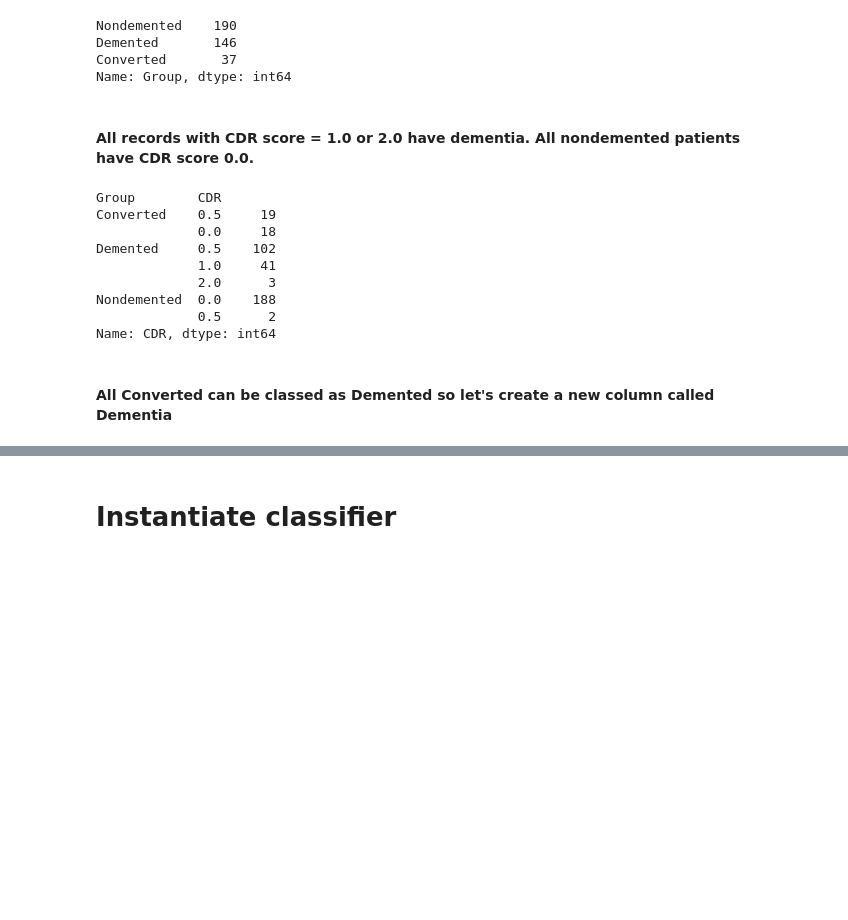
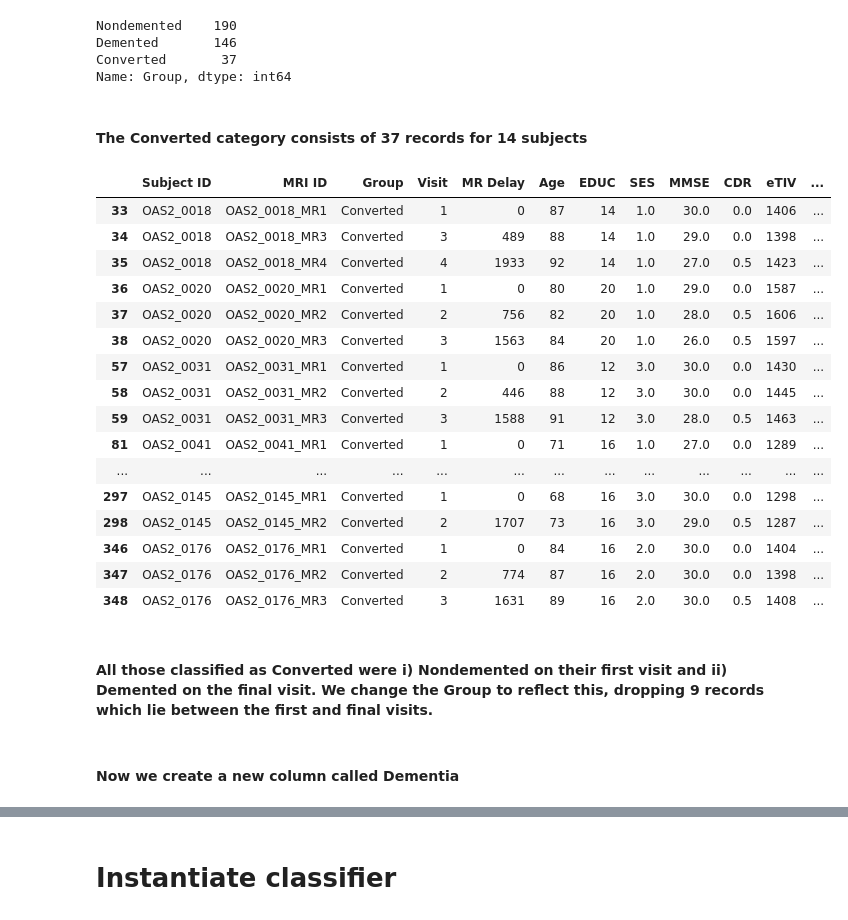
Before and after one commit to get-heard/dementia, a Jupyter notebook: predicting-dementia-with-xgboost.ipynb, the cells around one changed output, grey strips where cells are left out. Saved outputs shown, nothing was run; the diff lists cells and outputs as text; code cells hidden in the pictures; blank space fills up the shorter version.

```diff
--- a/predicting-dementia-with-xgboost.ipynb
+++ b/predicting-dementia-with-xgboost.ipynb
@@ -74,15 +74,3 @@ df = df.fillna(df.mean())
-# %%
-list = df['Subject ID']
-newlist = []
-for number in range (len(df)):
-    newlist.append(list[number][-3:])
-df['Subject ID'] = newlist
-# %%
-list1 = df['MRI ID']
-newlist1 = []
-for number in range (len(df)):
-    newlist1.append(list1[number][-1:])
-df['MRI ID'] = newlist1
 # %% [markdown]
 #### Replace M/F columns with Male
 # %%
@@ -124,17 +103,27 @@ Nondemented    190
 Demented       146
 Converted       37
 Name: Group, dtype: int64
-# %% [markdown]
-#### All records with CDR score = 1.0 or 2.0 have dementia. All nondemented patients have CDR score 0.0.
-# %%
-df.groupby('Group')['CDR'].value_counts()
-# %% [output]
-Group        CDR
-Converted    0.5     19
-             0.0     18
-Demented     0.5    102
-             1.0     41
-             2.0      3
-Nondemented  0.0    188
-             0.5      2
-Name: CDR, dtype: int64
+# %% [markdown]
+#### The Converted category consists of 37 records for 14 subjects
+# %%
+df.loc[df.Group == 'Converted']
+# %% [output]
+|  | Subject ID | MRI ID | Group | Visit | MR Delay | Age | EDUC | SES | MMSE | CDR | eTIV | ... |
+| 33 | OAS2_0018 | OAS2_0018_MR1 | Converted | 1 | 0 | 87 | 14 | 1.0 | 30.0 | 0.0 | 1406 | ... |
+| 34 | OAS2_0018 | OAS2_0018_MR3 | Converted | 3 | 489 | 88 | 14 | 1.0 | 29.0 | 0.0 | 1398 | ... |
+| 35 | OAS2_0018 | OAS2_0018_MR4 | Converted | 4 | 1933 | 92 | 14 | 1.0 | 27.0 | 0.5 | 1423 | ... |
+| 36 | OAS2_0020 | OAS2_0020_MR1 | Converted | 1 | 0 | 80 | 20 | 1.0 | 29.0 | 0.0 | 1587 | ... |
+| 37 | OAS2_0020 | OAS2_0020_MR2 | Converted | 2 | 756 | 82 | 20 | 1.0 | 28.0 | 0.5 | 1606 | ... |
+| 38 | OAS2_0020 | OAS2_0020_MR3 | Converted | 3 | 1563 | 84 | 20 | 1.0 | 26.0 | 0.5 | 1597 | ... |
+| 57 | OAS2_0031 | OAS2_0031_MR1 | Converted | 1 | 0 | 86 | 12 | 3.0 | 30.0 | 0.0 | 1430 | ... |
+| 58 | OAS2_0031 | OAS2_0031_MR2 | Converted | 2 | 446 | 88 | 12 | 3.0 | 30.0 | 0.0 | 1445 | ... |
+| 59 | OAS2_0031 | OAS2_0031_MR3 | Converted | 3 | 1588 | 91 | 12 | 3.0 | 28.0 | 0.5 | 1463 | ... |
+| 81 | OAS2_0041 | OAS2_0041_MR1 | Converted | 1 | 0 | 71 | 16 | 1.0 | 27.0 | 0.0 | 1289 | ... |
+| ... | ... | ... | ... | ... | ... | ... | ... | ... | ... | ... | ... | ... |
+| 297 | OAS2_0145 | OAS2_0145_MR1 | Converted | 1 | 0 | 68 | 16 | 3.0 | 30.0 | 0.0 | 1298 | ... |
+| 298 | OAS2_0145 | OAS2_0145_MR2 | Converted | 2 | 1707 | 73 | 16 | 3.0 | 29.0 | 0.5 | 1287 | ... |
+| 346 | OAS2_0176 | OAS2_0176_MR1 | Converted | 1 | 0 | 84 | 16 | 2.0 | 30.0 | 0.0 | 1404 | ... |
+| 347 | OAS2_0176 | OAS2_0176_MR2 | Converted | 2 | 774 | 87 | 16 | 2.0 | 30.0 | 0.0 | 1398 | ... |
+| 348 | OAS2_0176 | OAS2_0176_MR3 | Converted | 3 | 1631 | 89 | 16 | 2.0 | 30.0 | 0.5 | 1408 | ... |
+# %% [markdown]
+#### All those classified as Converted were i) Nondemented on their first visit and ii) Demented on the final visit. We change the Group to reflect this, dropping 9 records which lie between the first and final visits.
@@ -141,3 +141,3 @@ Name: CDR, dtype: int64
 # %% [markdown]
-#### All Converted can be classed as Demented so let's create a new column called Dementia
+#### Now we create a new column called Dementia
 # %%
```
Also changed, not shown: parts of 31 cells of this notebook.
